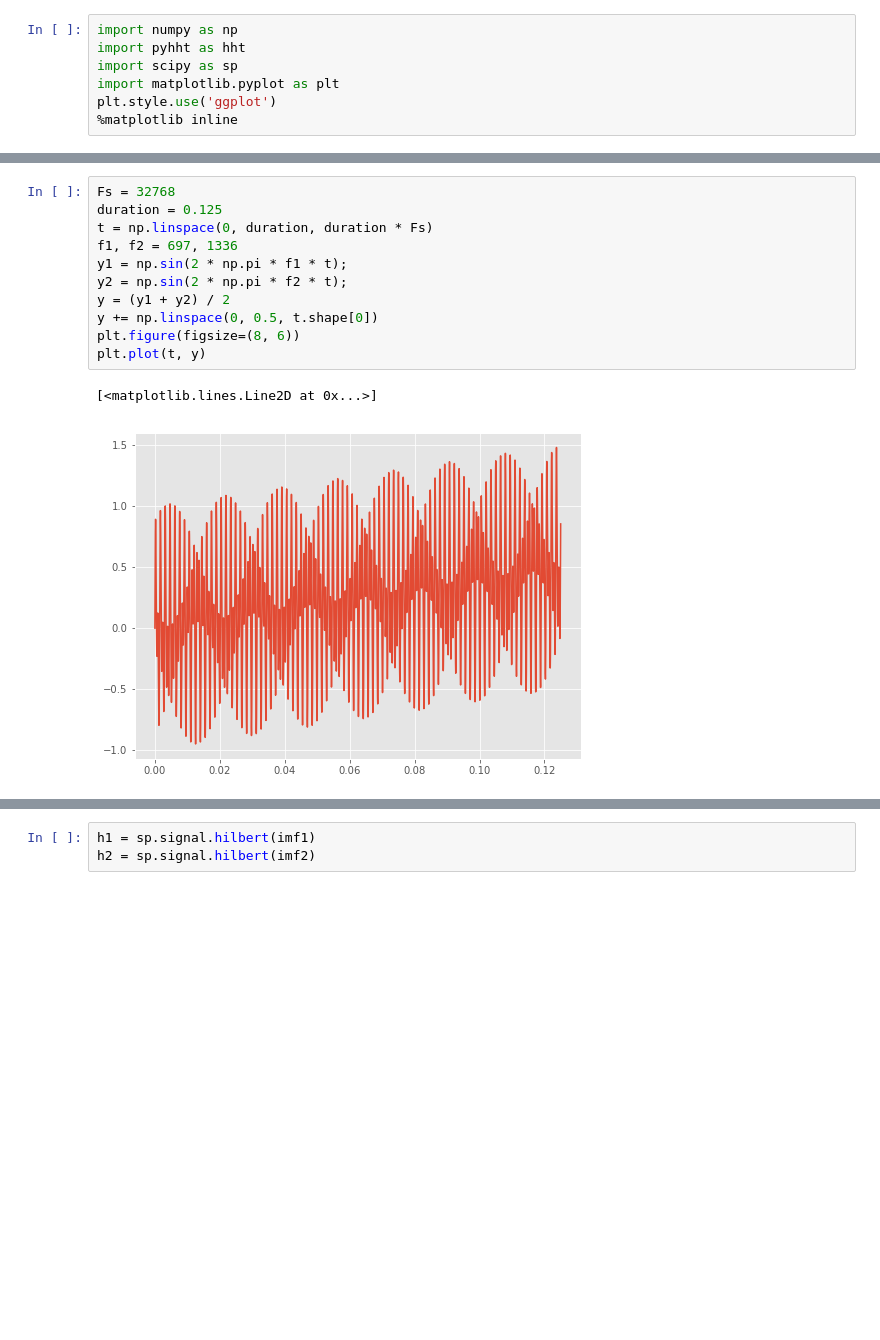
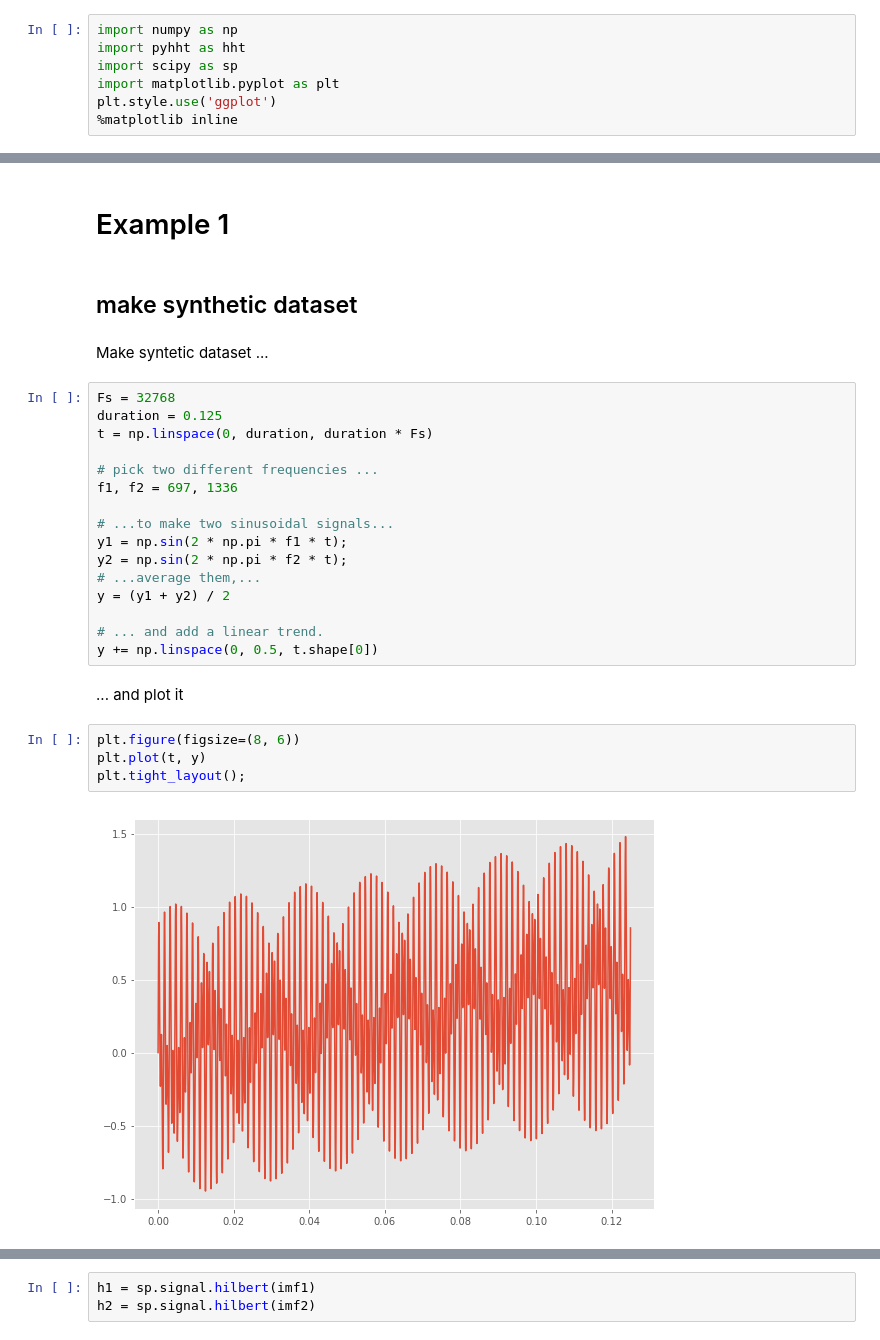
Before and after one commit to jaidevd/pyhht, a Jupyter notebook: hhs.ipynb, the cells around one changed output, grey strips where cells are left out. Saved outputs shown, nothing was run; the diff lists cells and outputs as text; blank space fills up the shorter version.

```diff
--- a/hhs.ipynb
+++ b/hhs.ipynb
@@ -8,14 +16,30 @@ plt.style.use('ggplot')
+# %% [markdown]
+# Example 1
+# %% [markdown]
+## make synthetic dataset
+# %% [markdown]
+Make syntetic dataset ...
 # %%
 Fs = 32768
 duration = 0.125
 t = np.linspace(0, duration, duration * Fs)
+
+# pick two different frequencies ...
 f1, f2 = 697, 1336
+
+# ...to make two sinusoidal signals...
 y1 = np.sin(2 * np.pi * f1 * t);
 y2 = np.sin(2 * np.pi * f2 * t);
+# ...average them,...
 y = (y1 + y2) / 2
+
+# ... and add a linear trend.
 y += np.linspace(0, 0.5, t.shape[0])
-plt.figure(figsize=(8, 6))
-plt.plot(t, y)
-# %% [output]
-[<matplotlib.lines.Line2D at 0x...>]
-[figure, removed]
+# %% [markdown]
+... and plot it
+# %%
+plt.figure(figsize=(8, 6))
+plt.plot(t, y)
+plt.tight_layout();
+# %% [output]
+[figure, added]
```
Also changed, not shown: parts of 41 cells of this notebook.
